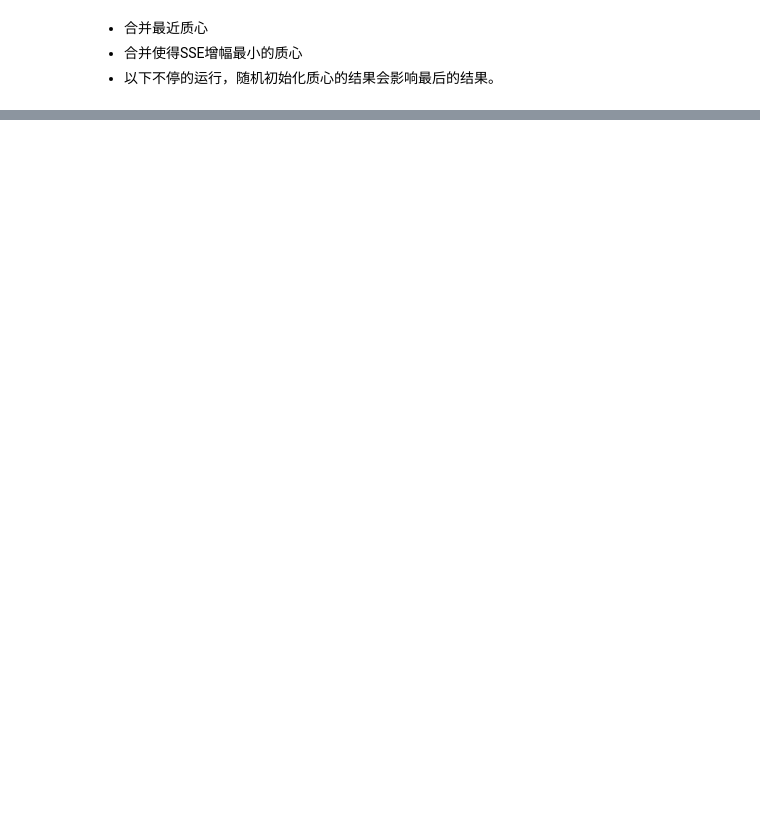
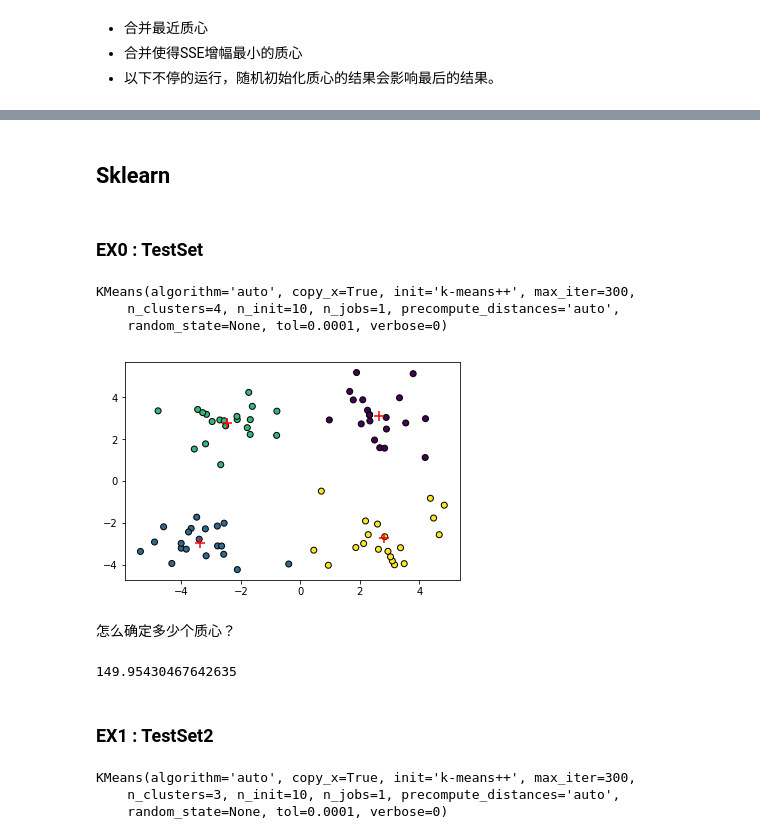
Before and after one commit to SmirkCao/MLiA, a Jupyter notebook: CH10 K-means.ipynb, the cells around one changed output, grey strips where cells are left out. Drawn from its saved outputs; the diff is of its cells as text; code cells hidden in the pictures; blank space fills up the shorter version.

Commit message:
Review kmeans

```diff
--- a/CH10 K-means.ipynb
+++ b/CH10 K-means.ipynb
@@ -305,0 +312,29 @@ the len of bestClustAss is:  33
+# %% [markdown]
+## Sklearn
+# %% [markdown]
+### EX0 : TestSet
+# %%
+datMat = loadDataSet("./Data/CH10/testSet.txt")
+X = np.mat(datMat).astype(float).A
+# %%
+from sklearn.cluster import KMeans
+est = KMeans(n_clusters=4)
+est.fit(X)
+# %% [output]
+KMeans(algorithm='auto', copy_x=True, init='k-means++', max_iter=300,
+    n_clusters=4, n_init=10, n_jobs=1, precompute_distances='auto',
+    random_state=None, tol=0.0001, verbose=0)
+# %%
+plt.scatter(X[:, 0], X[:, 1],c=est.labels_.astype(np.float), edgecolor='k')
+plt.scatter(est.cluster_centers_[:,0],est.cluster_centers_[:,1],marker="+",c="red",s=100)
+plt.show()
+# %% [output]
+[figure, added]
+# %% [markdown]
+怎么确定多少个质心？
+# %%
+est.inertia_
+# %% [output]
+149.95430467642635
+# %% [markdown]
+### EX1 : TestSet2
@@ -305,0 +344,8 @@ the len of bestClustAss is:  33
+# %%
+from sklearn.cluster import KMeans
+est = KMeans(n_clusters=3)
+est.fit(X)
+# %% [output]
+KMeans(algorithm='auto', copy_x=True, init='k-means++', max_iter=300,
+    n_clusters=3, n_init=10, n_jobs=1, precompute_distances='auto',
+    random_state=None, tol=0.0001, verbose=0)
```
Also changed, not shown: parts of 28 cells of this notebook.
